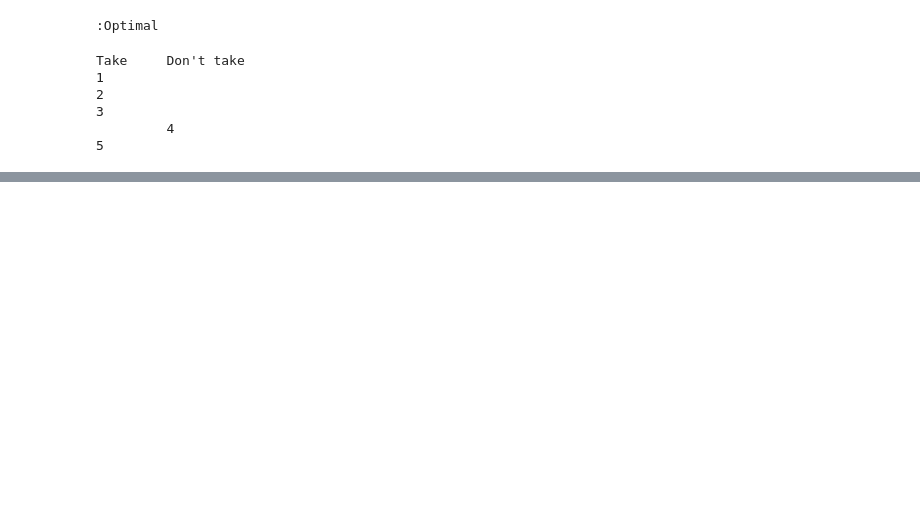
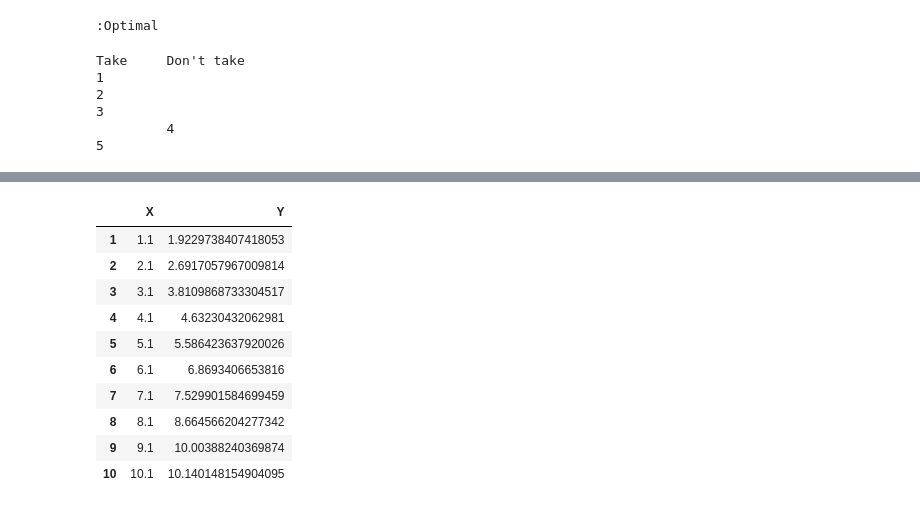
Before and after one commit to pedrocastellucci/athena, a Jupyter notebook: Mathematical programming with Julia and JuMP.ipynb, the cells around one changed output, grey strips where cells are left out. Drawn from its saved outputs; the diff is of its cells as text; code cells hidden in the pictures; blank space fills up the shorter version.

```diff
--- a/Mathematical programming with Julia and JuMP.ipynb
+++ b/Mathematical programming with Julia and JuMP.ipynb
@@ -157,0 +312,16 @@ size(points, 1)
+# %%
+using DataFrames
+using GLM
+data = DataFrame(X=points[:, 1], Y=points[:, 2])
+# %% [output]
+|  | X | Y |
+| 1 | 1.1 | 1.9229738407418053 |
+| 2 | 2.1 | 2.6917057967009814 |
+| 3 | 3.1 | 3.8109868733304517 |
+| 4 | 4.1 | 4.63230432062981 |
+| 5 | 5.1 | 5.586423637920026 |
+| 6 | 6.1 | 6.8693406653816 |
+| 7 | 7.1 | 7.529901584699459 |
+| 8 | 8.1 | 8.664566204277342 |
+| 9 | 9.1 | 10.00388240369874 |
+| 10 | 10.1 | 10.140148154904095 |
```
Also changed, not shown: parts of 17 cells of this notebook.
